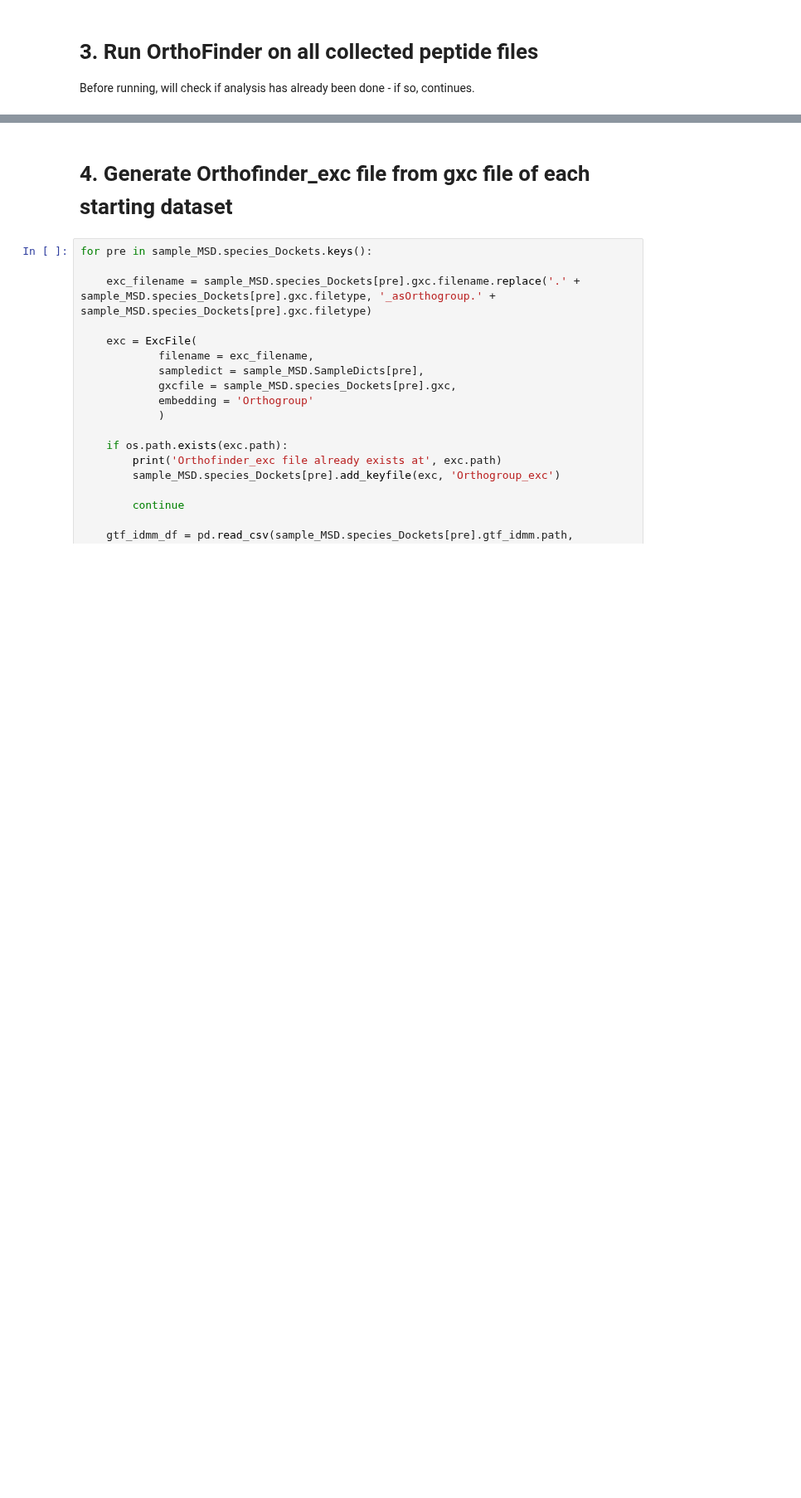
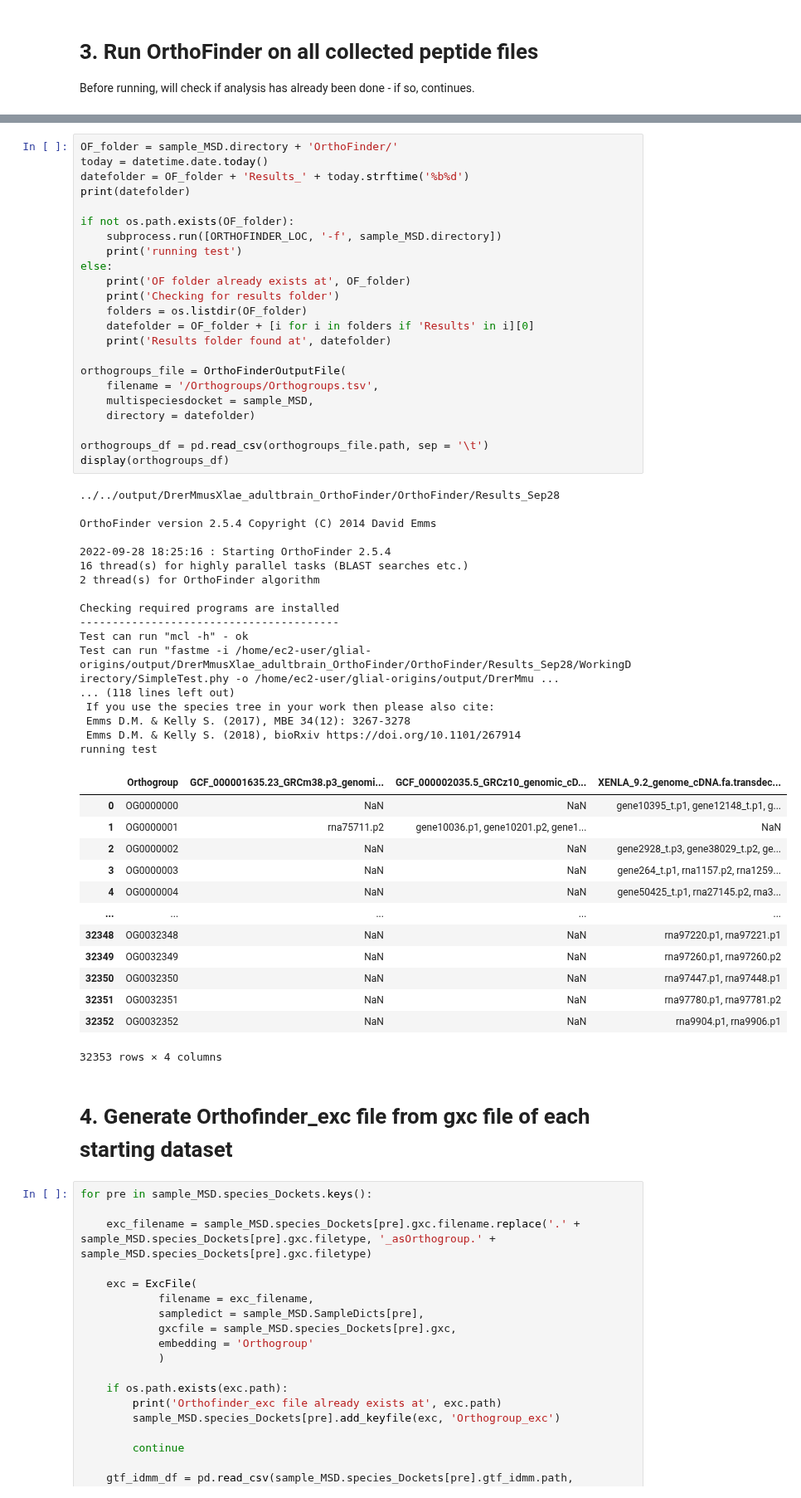
Before and after one commit to Arcadia-Science/glial-origins, a Jupyter notebook: notebooks/DrerMmusXlae_adultbrain_OrthoFinder/1_DrerMmusXlae_adultbrain_runOrthoFinder.ipynb, the cells around one changed output, grey strips where cells are left out. Shown at 83% size. Saved outputs shown, nothing was run; the diff lists cells and outputs as text; blank space fills up the shorter version.

Commit message:
most recent run of OrthoFinder with improved Xlae proteins

```diff
--- a/notebooks/DrerMmusXlae_adultbrain_OrthoFinder/1_DrerMmusXlae_adultbrain_runOrthoFinder.ipynb
+++ b/notebooks/DrerMmusXlae_adultbrain_OrthoFinder/1_DrerMmusXlae_adultbrain_runOrthoFinder.ipynb
@@ -124,3 +85,57 @@ Results folder already exists at /home/ec2-user/glial-origins/output/DrerMmusXla
+# %%
+OF_folder = sample_MSD.directory + 'OrthoFinder/'
+today = datetime.date.today()
+datefolder = OF_folder + 'Results_' + today.strftime('%b%d')
+print(datefolder)
+
+if not os.path.exists(OF_folder):
+    subprocess.run([ORTHOFINDER_LOC, '-f', sample_MSD.directory])
+    print('running test')
+else:
+    print('OF folder already exists at', OF_folder)
+    print('Checking for results folder')
+    folders = os.listdir(OF_folder)
+    datefolder = OF_folder + [i for i in folders if 'Results' in i][0]
+    print('Results folder found at', datefolder)
+
+orthogroups_file = OrthoFinderOutputFile(
+    filename = '/Orthogroups/Orthogroups.tsv',
+    multispeciesdocket = sample_MSD,
+    directory = datefolder)
+
+orthogroups_df = pd.read_csv(orthogroups_file.path, sep = '\t')
+display(orthogroups_df)
+# %% [output]
+../../output/DrerMmusXlae_adultbrain_OrthoFinder/OrthoFinder/Results_Sep28
+
+OrthoFinder version 2.5.4 Copyright (C) 2014 David Emms
+
+2022-09-28 18:25:16 : Starting OrthoFinder 2.5.4
+16 thread(s) for highly parallel tasks (BLAST searches etc.)
+2 thread(s) for OrthoFinder algorithm
+
+Checking required programs are installed
+----------------------------------------
+Test can run "mcl -h" - ok
+Test can run "fastme -i /home/ec2-user/glial-origins/output/DrerMmusXlae_adultbrain_OrthoFinder/OrthoFinder/Results_Sep28/WorkingDirectory/SimpleTest.phy -o /home/ec2-user/glial-origins/output/DrerMmu ...
+... (118 lines left out)
+ If you use the species tree in your work then please also cite:
+ Emms D.M. & Kelly S. (2017), MBE 34(12): 3267-3278
+ Emms D.M. & Kelly S. (2018), bioRxiv https://doi.org/10.1101/267914
+running test
+|  | Orthogroup | GCF_000001635.23_GRCm38.p3_genomi... | GCF_000002035.5_GRCz10_genomic_cD... | XENLA_9.2_genome_cDNA.fa.transdec... |
+| 0 | OG0000000 | NaN | NaN | gene10395_t.p1, gene12148_t.p1, g... |
+| 1 | OG0000001 | rna75711.p2 | gene10036.p1, gene10201.p2, gene1... | NaN |
+| 2 | OG0000002 | NaN | NaN | gene2928_t.p3, gene38029_t.p2, ge... |
+| 3 | OG0000003 | NaN | NaN | gene264_t.p1, rna1157.p2, rna1259... |
+| 4 | OG0000004 | NaN | NaN | gene50425_t.p1, rna27145.p2, rna3... |
+| ... | ... | ... | ... | ... |
+| 32348 | OG0032348 | NaN | NaN | rna97220.p1, rna97221.p1 |
+| 32349 | OG0032349 | NaN | NaN | rna97260.p1, rna97260.p2 |
+| 32350 | OG0032350 | NaN | NaN | rna97447.p1, rna97448.p1 |
+| 32351 | OG0032351 | NaN | NaN | rna97780.p1, rna97781.p2 |
+| 32352 | OG0032352 | NaN | NaN | rna9904.p1, rna9906.p1 |
+32353 rows × 4 columns
 # %% [markdown]
 # 4. Generate Orthofinder_exc file from gxc file of each starting dataset
 # %%
```
Also changed, not shown: parts of 4 cells of this notebook.
